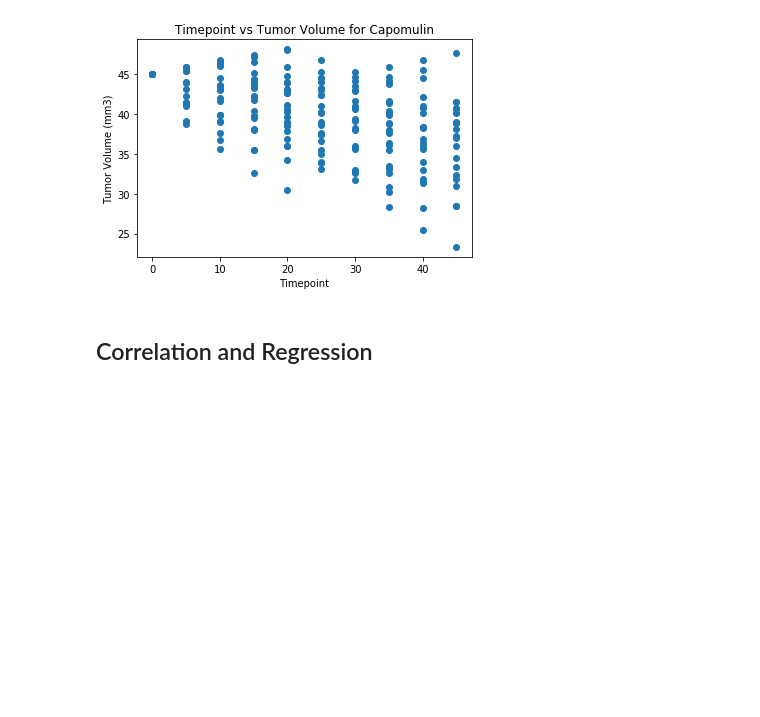
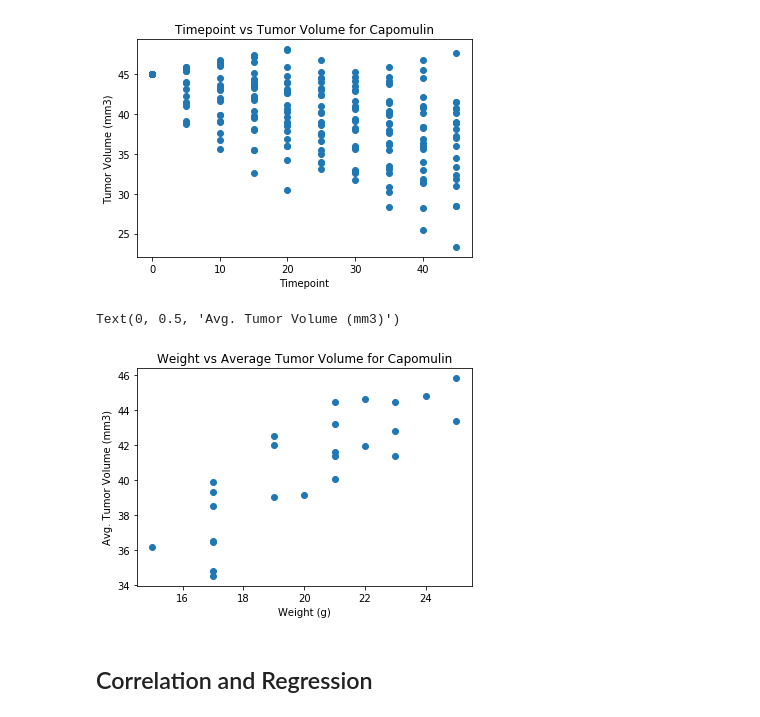
Before and after one commit to msckat11/matplotlib-challenge, a Jupyter notebook: pymaceuticals_starter.ipynb, the cells around one changed output. Drawn from its saved outputs; the diff is of its cells as text; code cells hidden in the pictures; blank space fills up the shorter version.

Commit message:
finished scatter plots

```diff
--- a/pymaceuticals_starter.ipynb
+++ b/pymaceuticals_starter.ipynb
@@ -319,3 +317,28 @@ Text(0, 0.5, 'Tumor Volume (mm3)')
+# %%
+# Generate a scatter plot of mouse weight versus average tumor volume for the Capomulin regimen
+capomulin_data
+
+weight_tumor = capomulin_data[["Mouse ID", "Weight (g)", "Tumor Volume (mm3)"]]
+weight_grp = weight_tumor.groupby("Mouse ID")
+weight_mean = weight_grp.mean()
+
+cap_weight = []
+for value in weight_mean["Weight (g)"]:
+    cap_weight.append(value)
+# print(cap_weight)
+
+cap_tumor = []
+for value in weight_mean["Tumor Volume (mm3)"]:
+    cap_tumor.append(value)
+# print(cap_tumor)
+
+plt.scatter(cap_weight, cap_tumor)
+plt.title("Weight vs Average Tumor Volume for Capomulin")
+plt.xlabel("Weight (g)")
+plt.ylabel("Avg. Tumor Volume (mm3)")
+# %% [output]
+Text(0, 0.5, 'Avg. Tumor Volume (mm3)')
+[figure, added]
 # %% [markdown]
 ## Correlation and Regression
 # %%
```
Also changed, not shown: parts of 2 cells of this notebook.
